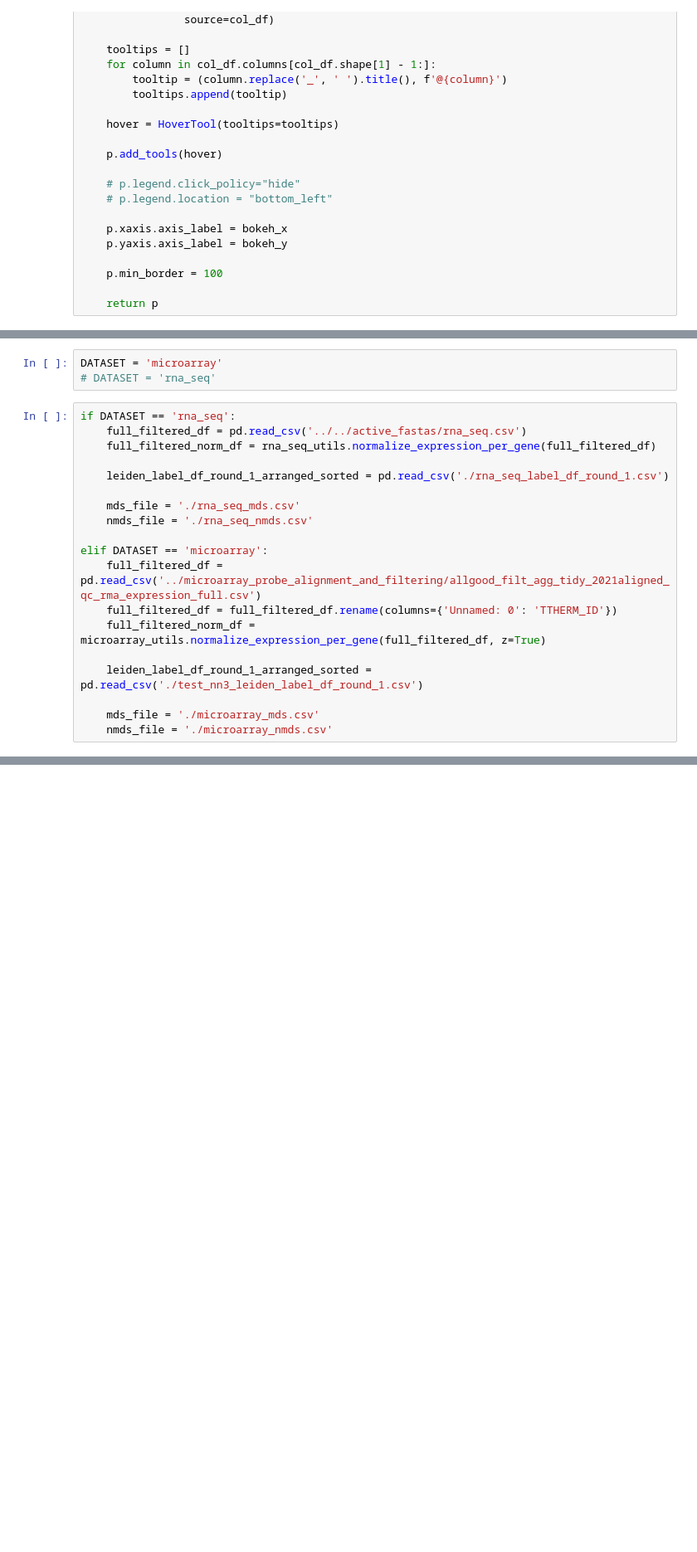
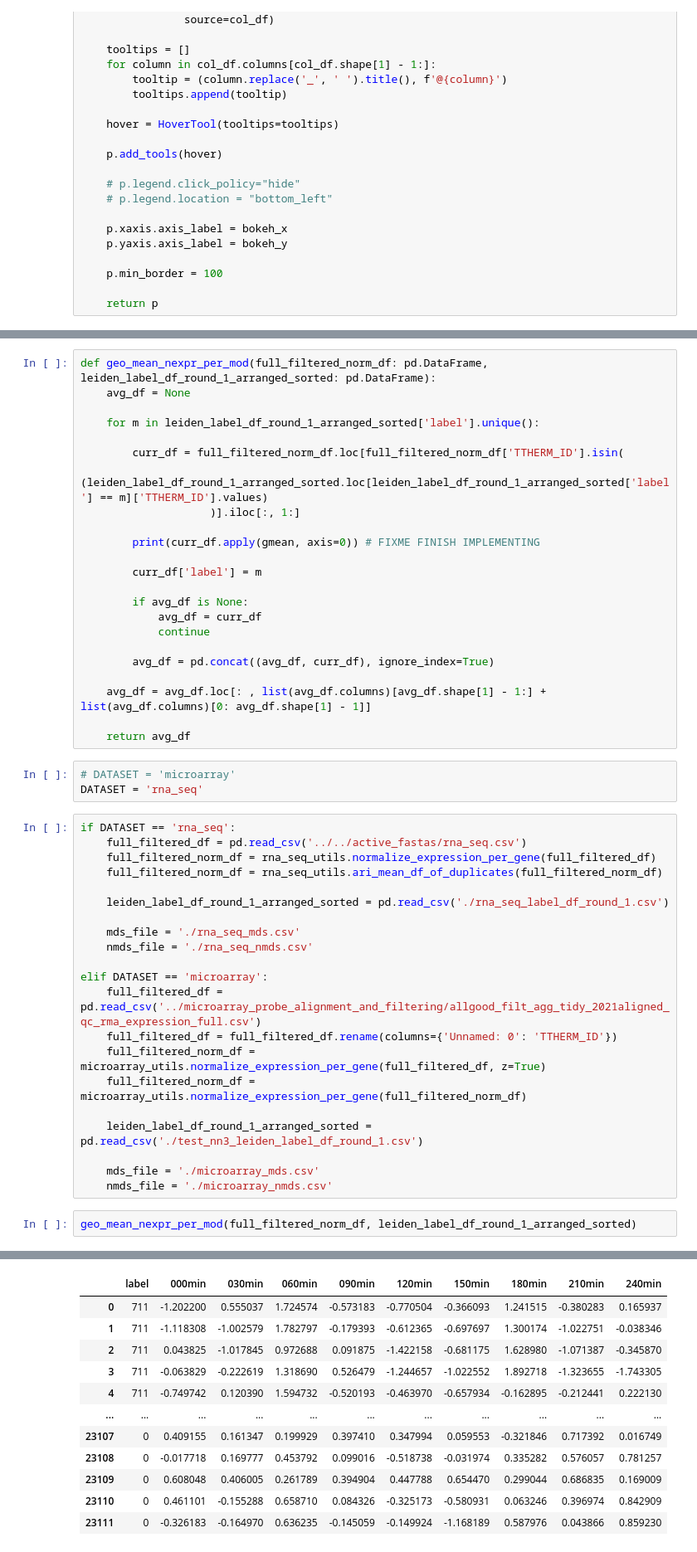
Before and after one commit to ltsypin/TGNE-2022, a Jupyter notebook: TGNE/embedding/embedding_playground.ipynb, the cells around one changed output, grey strips where cells are left out. Shown at 83% size. Cells and saved outputs as stored; diff of their text form; blank space fills up the shorter version.

```diff
--- a/TGNE/embedding/embedding_playground.ipynb
+++ b/TGNE/embedding/embedding_playground.ipynb
@@ -98,13 +100,37 @@ def avg_nexpr_per_mod(full_filtered_norm_df: pd.DataFrame, leiden_label_df_round
     avg_df = avg_df.loc[: , list(avg_df.columns)[avg_df.shape[1] - 1:] + list(avg_df.columns)[0: avg_df.shape[1] - 1]]
 
     return avg_df
+# %%
+def geo_mean_nexpr_per_mod(full_filtered_norm_df: pd.DataFrame, leiden_label_df_round_1_arranged_sorted: pd.DataFrame):
+    avg_df = None
+
+    for m in leiden_label_df_round_1_arranged_sorted['label'].unique():
+
+        curr_df = full_filtered_norm_df.loc[full_filtered_norm_df['TTHERM_ID'].isin(
+                        (leiden_label_df_round_1_arranged_sorted.loc[leiden_label_df_round_1_arranged_sorted['label'] == m]['TTHERM_ID'].values)
+                    )].iloc[:, 1:]
+
+        print(curr_df.apply(gmean, axis=0)) # FIXME FINISH IMPLEMENTING
+
+        curr_df['label'] = m
+
+        if avg_df is None:
+            avg_df = curr_df
+            continue
+
+        avg_df = pd.concat((avg_df, curr_df), ignore_index=True)
+
+    avg_df = avg_df.loc[: , list(avg_df.columns)[avg_df.shape[1] - 1:] + list(avg_df.columns)[0: avg_df.shape[1] - 1]]
+
+    return avg_df
 # %%
-DATASET = 'microarray'
-# DATASET = 'rna_seq'
+# DATASET = 'microarray'
+DATASET = 'rna_seq'
 # %%
 if DATASET == 'rna_seq':
     full_filtered_df = pd.read_csv('../../active_fastas/rna_seq.csv')
     full_filtered_norm_df = rna_seq_utils.normalize_expression_per_gene(full_filtered_df)
+    full_filtered_norm_df = rna_seq_utils.ari_mean_df_of_duplicates(full_filtered_norm_df)
 
     leiden_label_df_round_1_arranged_sorted = pd.read_csv('./rna_seq_label_df_round_1.csv')
 
@@ -115,8 +141,12 @@ elif DATASET == 'microarray':
     full_filtered_df = pd.read_csv('../microarray_probe_alignment_and_filtering/allgood_filt_agg_tidy_2021aligned_qc_rma_expression_full.csv')
     full_filtered_df = full_filtered_df.rename(columns={'Unnamed: 0': 'TTHERM_ID'})
     full_filtered_norm_df = microarray_utils.normalize_expression_per_gene(full_filtered_df, z=True)
+    full_filtered_norm_df = microarray_utils.normalize_expression_per_gene(full_filtered_norm_df)
 
     leiden_label_df_round_1_arranged_sorted = pd.read_csv('./test_nn3_leiden_label_df_round_1.csv')
 
     mds_file = './microarray_mds.csv'
     nmds_file = './microarray_nmds.csv'
+# %%
+geo_mean_nexpr_per_mod(full_filtered_norm_df, leiden_label_df_round_1_arranged_sorted)
+# %% [output]
@@ -122,0 +306,12 @@ elif DATASET == 'microarray':
+|  | label | 000min | 030min | 060min | 090min | 120min | 150min | 180min | 210min | 240min |
+| 0 | 711 | -1.202200 | 0.555037 | 1.724574 | -0.573183 | -0.770504 | -0.366093 | 1.241515 | -0.380283 | 0.165937 |
+| 1 | 711 | -1.118308 | -1.002579 | 1.782797 | -0.179393 | -0.612365 | -0.697697 | 1.300174 | -1.022751 | -0.038346 |
+| 2 | 711 | 0.043825 | -1.017845 | 0.972688 | 0.091875 | -1.422158 | -0.681175 | 1.628980 | -1.071387 | -0.345870 |
+| 3 | 711 | -0.063829 | -0.222619 | 1.318690 | 0.526479 | -1.244657 | -1.022552 | 1.892718 | -1.323655 | -1.743305 |
+| 4 | 711 | -0.749742 | 0.120390 | 1.594732 | -0.520193 | -0.463970 | -0.657934 | -0.162895 | -0.212441 | 0.222130 |
+| ... | ... | ... | ... | ... | ... | ... | ... | ... | ... | ... |
+| 23107 | 0 | 0.409155 | 0.161347 | 0.199929 | 0.397410 | 0.347994 | 0.059553 | -0.321846 | 0.717392 | 0.016749 |
+| 23108 | 0 | -0.017718 | 0.169777 | 0.453792 | 0.099016 | -0.518738 | -0.031974 | 0.335282 | 0.576057 | 0.781257 |
+| 23109 | 0 | 0.608048 | 0.406005 | 0.261789 | 0.394904 | 0.447788 | 0.654470 | 0.299044 | 0.686835 | 0.169009 |
+| 23110 | 0 | 0.461101 | -0.155288 | 0.658710 | 0.084326 | -0.325173 | -0.580931 | 0.063246 | 0.396974 | 0.842909 |
+| 23111 | 0 | -0.326183 | -0.164970 | 0.636235 | -0.145059 | -0.149924 | -1.168189 | 0.587976 | 0.043866 | 0.859230 |
```
Also changed, not shown: parts of 13 cells of this notebook, 9 other files.
